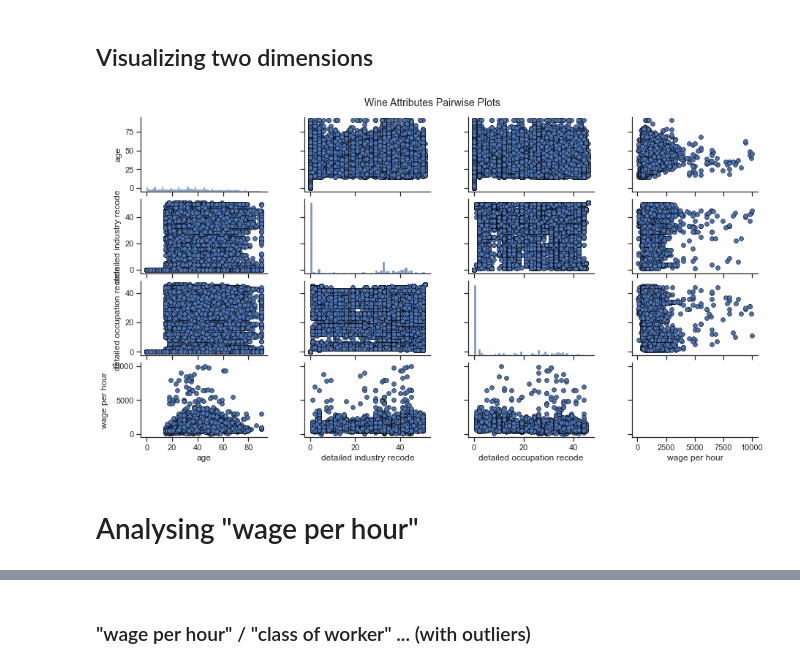
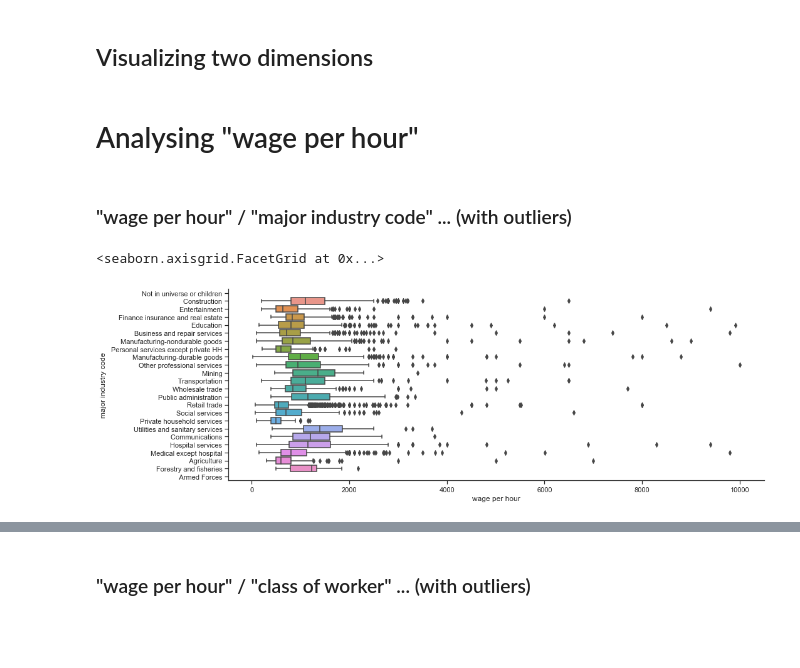
Before and after one commit to ThomasBrue/first-assignment-data-science, a Jupyter notebook: censusIncome.ipynb, the cells around one changed output, grey strips where cells are left out. Drawn from its saved outputs; the diff is of its cells as text; code cells hidden in the pictures; blank space fills up the shorter version.

```diff
--- a/censusIncome.ipynb
+++ b/censusIncome.ipynb
@@ -99,19 +99,24 @@ bar = ax.bar(w_q[0], w_q[1], color='steelblue',
 ## Visualizing two dimensions
 # %%
 # Takes long to calculate (1m 1.6s)
+# Does not visualize categorical data (i.e. only visualizes numeric data like "age" and "year")
 
-cols = ['age', 'class of worker', 'detailed industry recode', 'detailed occupation recode', 'education', 'wage per hour']
+# ---------------------------------------------------------------------------------------------------------
 
 # cols = ['age', 'class of worker', 'detailed industry recode', 'detailed occupation recode', 'education', 'wage per hour', 'enroll in edu inst last wk', 'marital stat', 'major industry code', 'major occupation code', 'race', 'hispanic origin', 'sex', 'member', 'reason for unemployment', 'full or part time employment stat', 'capital gains', 'capital losses', 'dividends from stocks', 'tax filer stat', 'region of previous residence', 'state of previous residence', 'detailed household and family stat', 'detailed household summary in household',  'instance weight', 'migration code-change in msa', 'migration code-change in reg', 'migration code-move within reg', 'live in this house 1 year ago', 'migration prev res in sunbelt', 'num persons worked for employer', 'family members under 18', 'country of birth father', 'country of birth mother', 'country of birth self', 'citizenship', 'own business or self employed', 'fill inc questionnaire for veterans admin', 'veterans benefits', 'weeks worked in year', 'year']
 
-
-pp = sns.pairplot(raw_data[cols], height=1.8, aspect=1.8,
-                  palette={"red": "#FF9999", "white": "#FFE888"},
-                  plot_kws=dict(edgecolor="black", linewidth=0.5))
-fig = pp.fig
-fig.subplots_adjust(top=0.93, wspace=0.3)
-t = fig.suptitle('Wine Attributes Pairwise Plots', fontsize=14)
+# pp = sns.pairplot(raw_data[cols], height=1.8, aspect=1.8,
+#                   palette={"red": "#FF9999", "white": "#FFE888"},
+#                   plot_kws=dict(edgecolor="black", linewidth=0.5))
+# fig = pp.fig
+# fig.subplots_adjust(top=0.93, wspace=0.3)
+# t = fig.suptitle('Wine Attributes Pairwise Plots', fontsize=14)
-# %% [output]
-[figure, removed]
 # %% [markdown]
 # Analysing "wage per hour"
+# %% [markdown]
+### "wage per hour" / "major industry code" ... (with outliers)
+# %%
+sns.catplot(x="wage per hour", y="major industry code", kind="box", data=raw_data,  aspect=3, showfliers = True)
+# %% [output]
+<seaborn.axisgrid.FacetGrid at 0x...>
+[figure, added]
```
Also changed, not shown: parts of 8 cells of this notebook.
